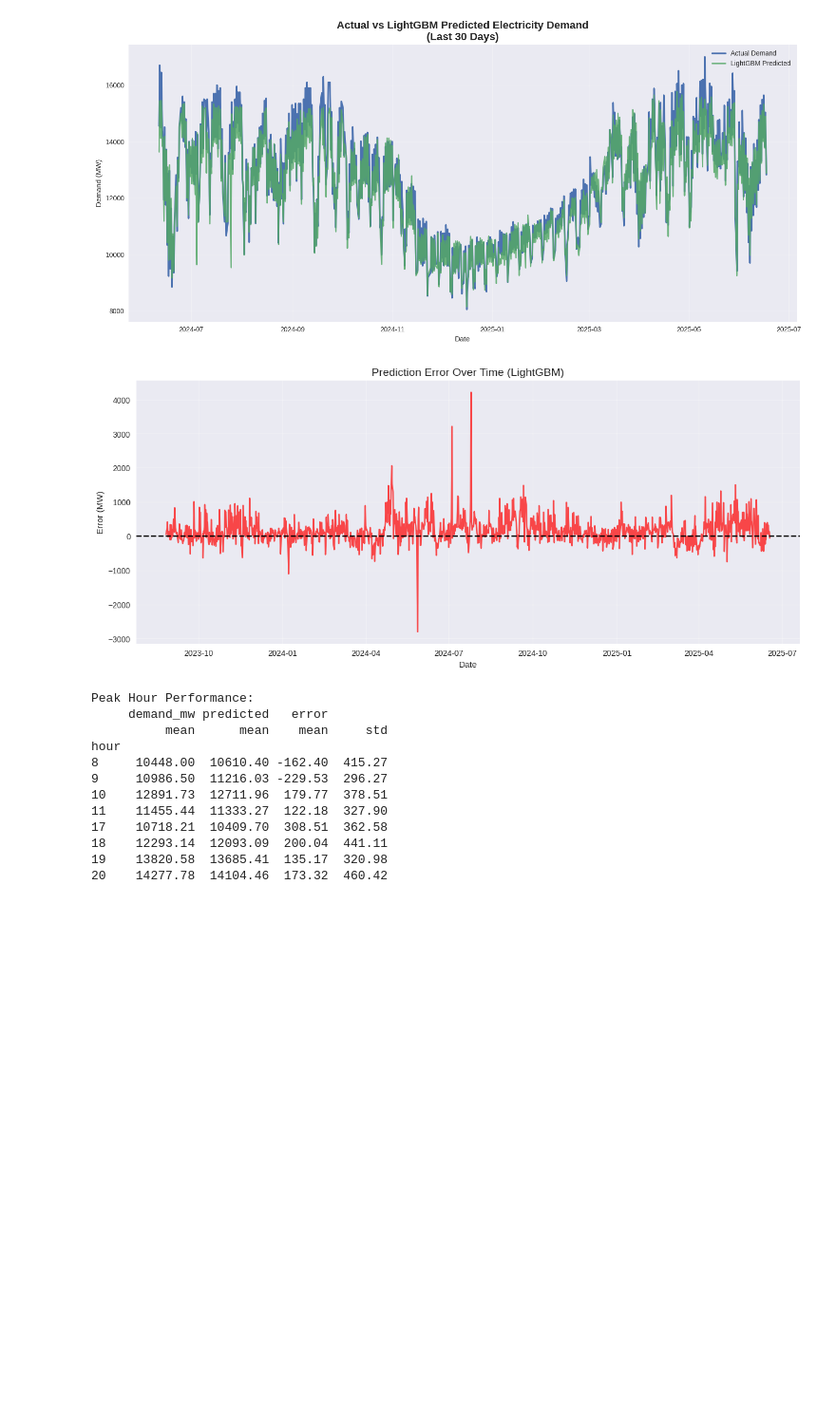
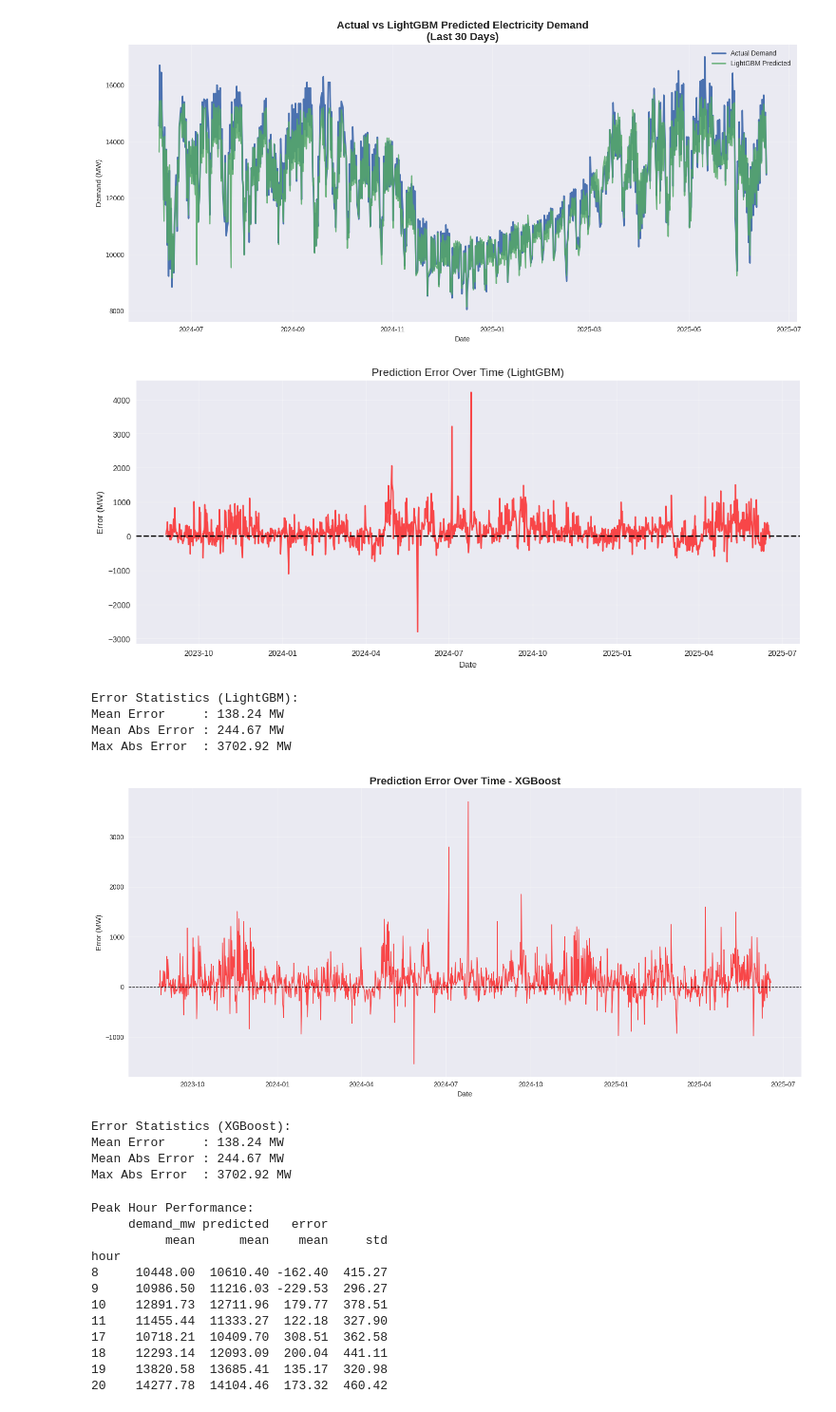
Before and after one commit to proshenjitbarua06-dot/skill-morph, a Jupyter notebook: Comparative_Analysis_of_Machine_Learning_Models_for_Short_Term_Electricity_Demand_Forecasting_in_Bangladesh_A_SHAP_Enabled_Interpretability_Study_Using_Hourly_PGCB_Data_(2015–2025).ipynb, the cells around one changed output. Shown at 95% size. Cells and saved outputs as stored; diff of their text form; code cells hidden in the pictures; blank space fills up the shorter version.

```diff
--- a/Comparative_Analysis_of_Machine_Learning_Models_for_Short_Term_Electricity_Demand_Forecasting_in_Bangladesh_A_SHAP_Enabled_Interpretability_Study_Using_Hourly_PGCB_Data_(2015–2025).ipynb
+++ b/Comparative_Analysis_of_Machine_Learning_Models_for_Short_Term_Electricity_Demand_Forecasting_in_Bangladesh_A_SHAP_Enabled_Interpretability_Study_Using_Hourly_PGCB_Data_(2015–2025).ipynb
@@ -768,7 +768,7 @@ plt.show()
 # %% [output]
 [figure]
 # %%
-# 2. Error Over Time
+# 2. Error Over Time(LightGBM)
 errors = y_test - y_pred
 
 plt.figure(figsize=(15, 6))
@@ -780,6 +780,50 @@ plt.axhline(y=0, color='black', linestyle='--')
 plt.grid(True, alpha=0.3)
 plt.savefig('lightgbm_error_over_time.png', dpi=300)
 plt.show()
+
+# Statistics
+print("Error Statistics (LightGBM):")
+print(f"Mean Error     : {test_results['error'].mean():.2f} MW")
+print(f"Mean Abs Error : {test_results['abs_error'].mean():.2f} MW")
+print(f"Max Abs Error  : {test_results['abs_error'].max():.2f} MW")
 # %% [output]
 [figure]
+Error Statistics (LightGBM):
+Mean Error     : 138.24 MW
+Mean Abs Error : 244.67 MW
+Max Abs Error  : 3702.92 MW
+# %%
+# Predictions (using your trained XGBoost model)
+y_pred_xgb = xgb_model.predict(X_test)
+
+# Create results dataframe
+test_results = test.copy()
+test_results['predicted'] = y_pred_xgb
+test_results['error'] = test_results['demand_mw'] - test_results['predicted']
+test_results['abs_error'] = abs(test_results['error'])
+
+# ==================== ERROR OVER TIME PLOT ====================
+plt.figure(figsize=(15, 7))
+plt.plot(test_results['datetime'], test_results['error'],
+         color='red', alpha=0.7, linewidth=1.2)
+plt.axhline(y=0, color='black', linestyle='--', linewidth=1)
+plt.title('Prediction Error Over Time - XGBoost', fontsize=16, fontweight='bold')
+plt.xlabel('Date')
+plt.ylabel('Error (MW)')
+plt.grid(True, alpha=0.3)
+plt.tight_layout()
+plt.savefig('xgboost_error_over_time.png', dpi=300)
+plt.show()
+
+# Statistics
+print("Error Statistics (XGBoost):")
+print(f"Mean Error     : {test_results['error'].mean():.2f} MW")
+print(f"Mean Abs Error : {test_results['abs_error'].mean():.2f} MW")
+print(f"Max Abs Error  : {test_results['abs_error'].max():.2f} MW")
+# %% [output]
+[figure, added]
+Error Statistics (XGBoost):
+Mean Error     : 138.24 MW
+Mean Abs Error : 244.67 MW
+Max Abs Error  : 3702.92 MW
 # %%
```
Also changed, not shown: parts of 5 cells of this notebook.
